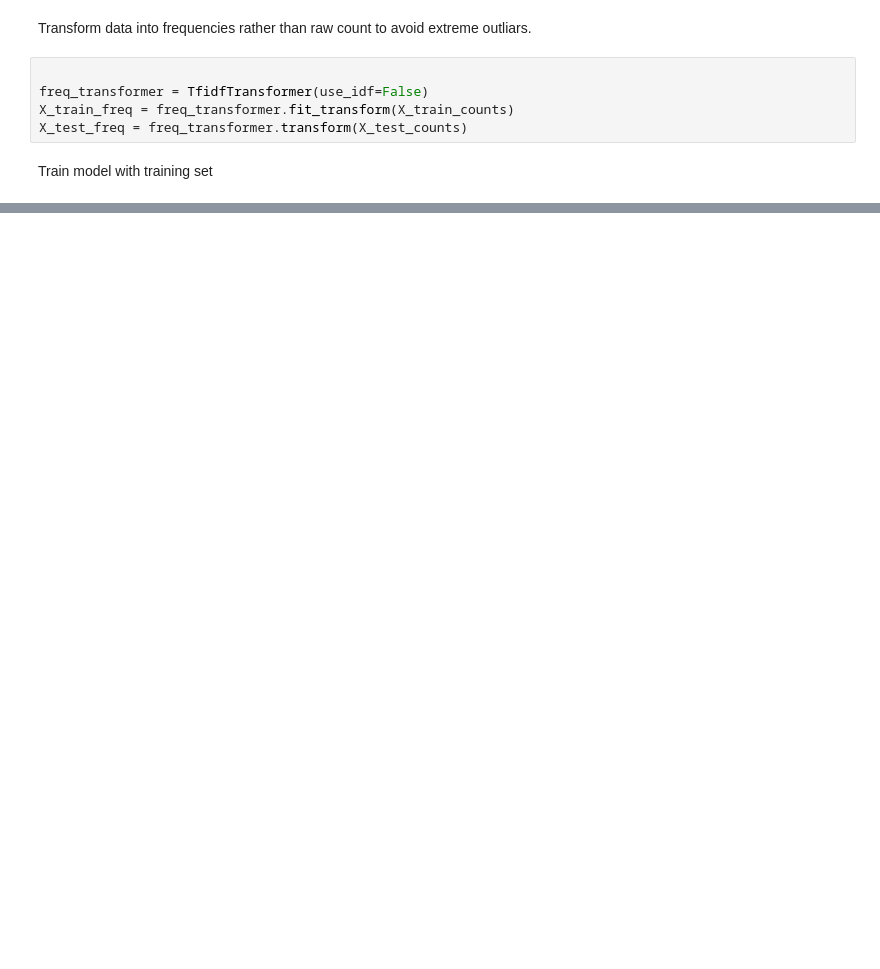
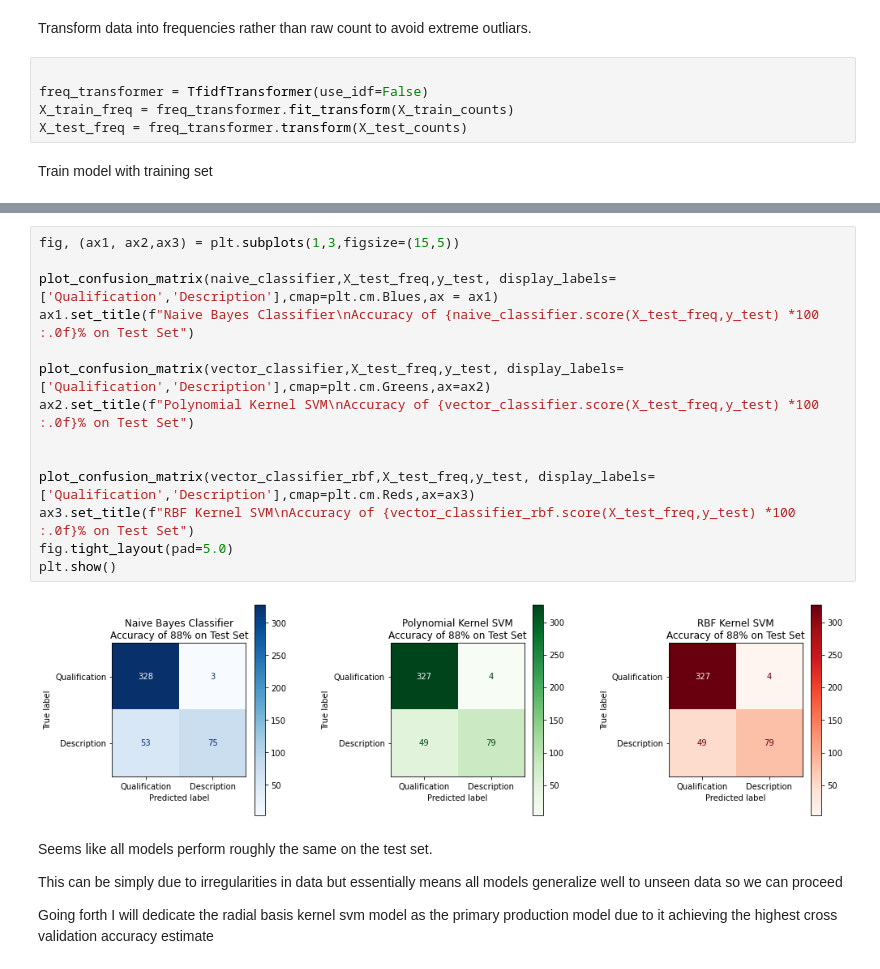
Before and after one commit to Emilianopp/skillQuery-backend, a Jupyter notebook: notebooks/modelling.ipynb, the cells around one changed output, grey strips where cells are left out. Cells and saved outputs as stored; diff of their text form; blank space fills up the shorter version.

Commit message:
general updates

```diff
--- a/notebooks/modelling.ipynb
+++ b/notebooks/modelling.ipynb
@@ -134,2 +104,24 @@ This is great and means we can export our model and use it to help us identify q
+# %%
+fig, (ax1, ax2,ax3) = plt.subplots(1,3,figsize=(15,5))
+
+plot_confusion_matrix(naive_classifier,X_test_freq,y_test, display_labels=['Qualification','Description'],cmap=plt.cm.Blues,ax = ax1)
+ax1.set_title(f"Naive Bayes Classifier\nAccuracy of {naive_classifier.score(X_test_freq,y_test) *100 :.0f}% on Test Set")
+
+plot_confusion_matrix(vector_classifier,X_test_freq,y_test, display_labels=['Qualification','Description'],cmap=plt.cm.Greens,ax=ax2)
+ax2.set_title(f"Polynomial Kernel SVM\nAccuracy of {vector_classifier.score(X_test_freq,y_test) *100 :.0f}% on Test Set")
+
+
+plot_confusion_matrix(vector_classifier_rbf,X_test_freq,y_test, display_labels=['Qualification','Description'],cmap=plt.cm.Reds,ax=ax3)
+ax3.set_title(f"RBF Kernel SVM\nAccuracy of {vector_classifier_rbf.score(X_test_freq,y_test) *100 :.0f}% on Test Set")
+fig.tight_layout(pad=5.0)
+plt.show()
+# %% [output]
+[figure, added]
+# %% [markdown]
+Seems like all models perform roughly the same on the test set.
+
+This can be simply due to irregularities in data but essentially means all models generalize well to unseen data so we can proceed
+
+Going forth I will dedicate the radial basis kernel svm model as the primary production model due to it achieving the highest cross validation accuracy estimate
 # %%
 import joblib
```
Also changed, not shown: parts of 14 cells of this notebook, 10 other files.
